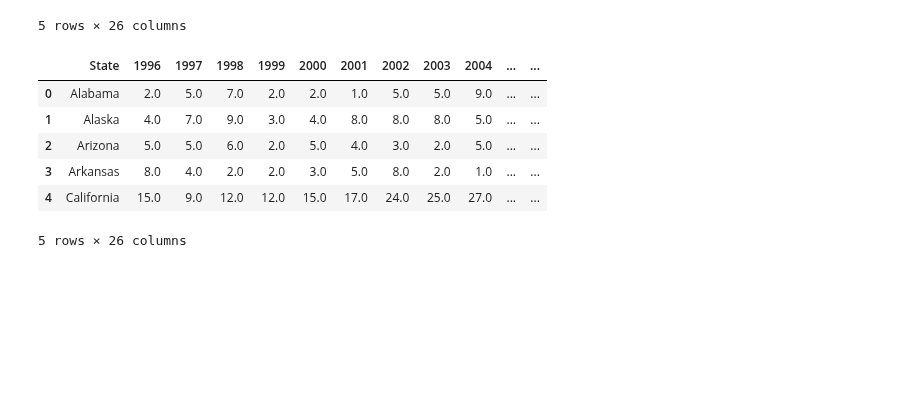
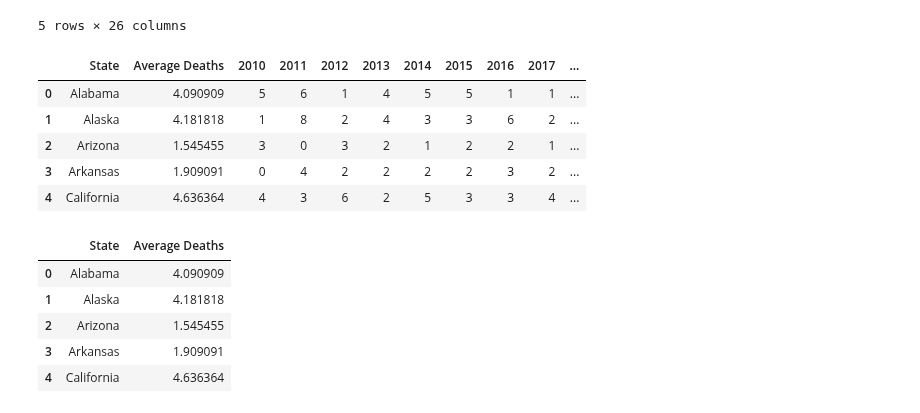
Before and after one commit to MZt92-ui/Project-1-Group-3, a Jupyter notebook: Boat Fatalities.ipynb, the cells around one changed output. Cells and saved outputs as stored; diff of their text form; code cells hidden in the pictures; blank space fills up the shorter version.

```diff
--- a/Boat Fatalities.ipynb
+++ b/Boat Fatalities.ipynb
@@ -39,14 +41,23 @@ Fatal_Accidents.head()
 | 4 | California | 48 | 41 | 45 | 36 | 40 | 43 | 46 | 56 | 35 | ... | ... |
 5 rows × 26 columns
 # %%
-Alcohol_Fatal = pd.read_csv("Alcohol by State and Year V3.csv")
+Alcohol_Fatal = pd.read_csv("Alcohol by State and Year V4.csv")
 Alcohol_Fatal.dropna(inplace=True)
 Alcohol_Fatal.head()
 # %% [output]
-|  | State | 1996 | 1997 | 1998 | 1999 | 2000 | 2001 | 2002 | 2003 | 2004 | ... | ... |
-| 0 | Alabama | 2.0 | 5.0 | 7.0 | 2.0 | 2.0 | 1.0 | 5.0 | 5.0 | 9.0 | ... | ... |
-| 1 | Alaska | 4.0 | 7.0 | 9.0 | 3.0 | 4.0 | 8.0 | 8.0 | 8.0 | 5.0 | ... | ... |
-| 2 | Arizona | 5.0 | 5.0 | 6.0 | 2.0 | 5.0 | 4.0 | 3.0 | 2.0 | 5.0 | ... | ... |
-| 3 | Arkansas | 8.0 | 4.0 | 2.0 | 2.0 | 3.0 | 5.0 | 8.0 | 2.0 | 1.0 | ... | ... |
-| 4 | California | 15.0 | 9.0 | 12.0 | 12.0 | 15.0 | 17.0 | 24.0 | 25.0 | 27.0 | ... | ... |
+|  | State | Average Deaths | 2010 | 2011 | 2012 | 2013 | 2014 | 2015 | 2016 | 2017 | ... |
+| 0 | Alabama | 4.090909 | 5 | 6 | 1 | 4 | 5 | 5 | 1 | 1 | ... |
+| 1 | Alaska | 4.181818 | 1 | 8 | 2 | 4 | 3 | 3 | 6 | 2 | ... |
+| 2 | Arizona | 1.545455 | 3 | 0 | 3 | 2 | 1 | 2 | 2 | 1 | ... |
+| 3 | Arkansas | 1.909091 | 0 | 4 | 2 | 2 | 2 | 2 | 3 | 2 | ... |
+| 4 | California | 4.636364 | 4 | 3 | 6 | 2 | 5 | 3 | 3 | 4 | ... |
-5 rows × 26 columns
+# %%
+Alcohol_Fatal2 = Alcohol_Fatal.drop(columns=['2010','2011', '2012', '2013', '2014','2015', '2016', '2017', '2018', '2019', '2020'])
+Alcohol_Fatal2.head()
+# %% [output]
+|  | State | Average Deaths |
+| 0 | Alabama | 4.090909 |
+| 1 | Alaska | 4.181818 |
+| 2 | Arizona | 1.545455 |
+| 3 | Arkansas | 1.909091 |
+| 4 | California | 4.636364 |
```
Also changed, not shown: parts of 9 cells of this notebook.
